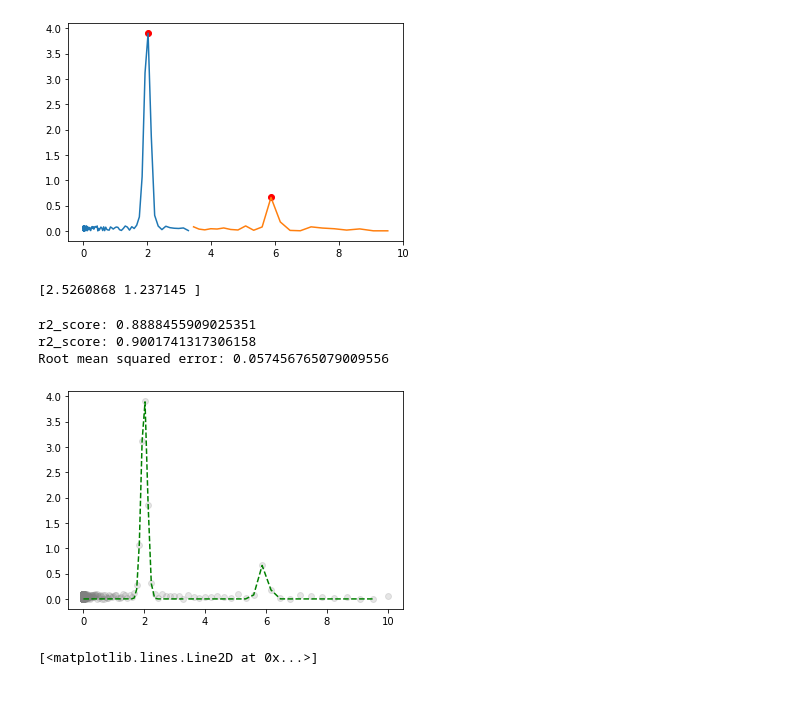
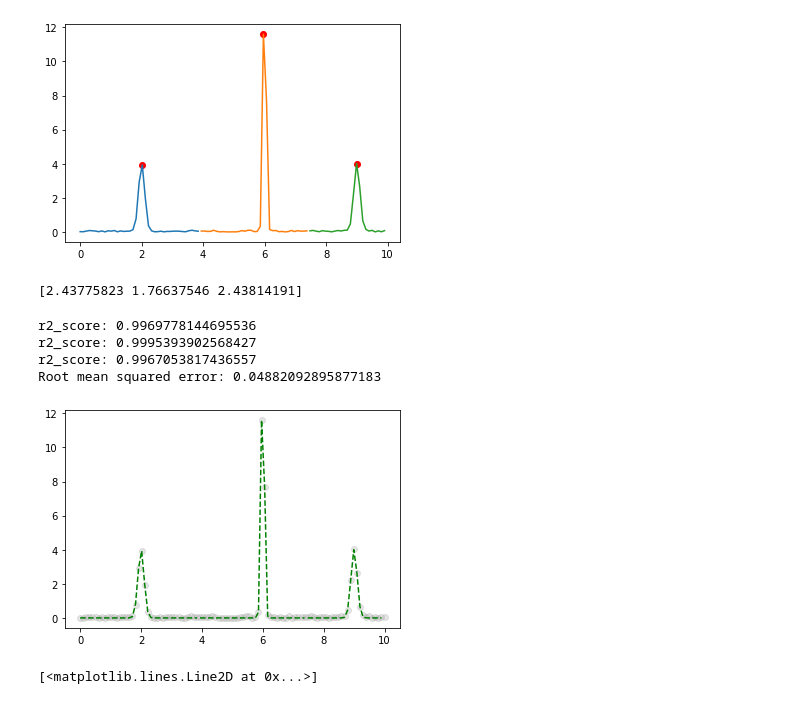
Before and after one commit to sarikasoman/Casimir-programming, a Jupyter notebook: fitting_with_curve_fit.ipynb, the cells around one changed output. Cells and saved outputs as stored; diff of their text form; code cells hidden in the pictures.

```diff
--- a/fitting_with_curve_fit.ipynb
+++ b/fitting_with_curve_fit.ipynb
@@ -11,10 +11,10 @@ from scipy.signal import find_peaks
 def gauss(x, mu, sigma, amp=1):
     return  amp * (1/(sigma*(np.sqrt(2*np.pi))))*(np.exp((-1.0/2.0)*(((x-mu)/sigma)**2)))
 
-mus = [2, 6]
-sigmas = [0.1, 0.05]
-amps = [1, 2]
-x = np.logspace(-20, 1, 1000)
+mus = [2, 6, 9]
+sigmas = [0.1, 0.05, 0.1]
+amps = [1, 2, 1]
+x = np.linspace(0, 10, 100)
 
 data = np.zeros(shape=x.shape)
 for m, s, a in zip(mus, sigmas, amps):
@@ -33,42 +33,42 @@ end = peaks+(2*width)
 filtered =[]
 
 # store the data near peaks into "filtered"
 for i in range(npeak):
     if i == 0:
         start = 0
     else:
         start = (peaks[i] + peaks[i-1])/2
     if i == npeak-1:
         end = -1
     else:
         end = (peaks[i] + peaks[i+1])/2
     p_x=x[int(start):int(end)]
     p_d=data[int(start):int(end)]
     filtered.append({'peak_number':i,
                      "x":p_x,
                      "data":p_d,
                      "start":int(start),
                      "end":int(end)})
 
 # plot filtered data
 for i in range(0,npeak):
     plt.plot(filtered[i]["x"], filtered[i]["data"])
 
 
 plt.scatter(x[peaks],data[peaks],c="red") #mark peaks
 
 plt.show()
 print (properties["widths"])
 # %% [output]
-[figure, old version]
+[figure, new version]
-[2.5260868 1.237145 ]
+[2.43775823 1.76637546 2.43814191]
 # %%
 from scipy.optimize import curve_fit
 from sklearn.metrics import r2_score
 
 residual = np.zeros_like(data)
 for i in range(npeak):
-    popt, pcov = curve_fit(gauss, filtered[i]["x"], filtered[i]["data"], p0=(1,1,1))
+    popt, pcov = curve_fit(gauss, filtered[i]["x"], filtered[i]["data"], bounds=([0,0.01,1], [10,5,5]))
     plt.plot(filtered[i]["x"], gauss(filtered[i]["x"], *popt),'g--')
     residual[filtered[i]["start"]:filtered[i]["end"]] = filtered[i]["data"]-gauss(filtered[i]["x"], *popt)
     print('r2_score:', r2_score(filtered[i]["data"], gauss(filtered[i]["x"], *popt)))
@@ -76,10 +76,11 @@ plt.scatter(x, data, color='grey', alpha=0.2)
 rmse = np.sqrt(np.mean(residual**2))
 print('Root mean squared error:', rmse)
 # %% [output]
-r2_score: 0.8888455909025351
-r2_score: 0.9001741317306158
-Root mean squared error: 0.057456765079009556
+r2_score: 0.9969778144695536
+r2_score: 0.9995393902568427
+r2_score: 0.9967053817436557
+Root mean squared error: 0.04882092895877183
-[figure, old version]
+[figure, new version]
 # %%
 plt.plot(x,residual,color='red', alpha=0.3)
 # %% [output]
```
